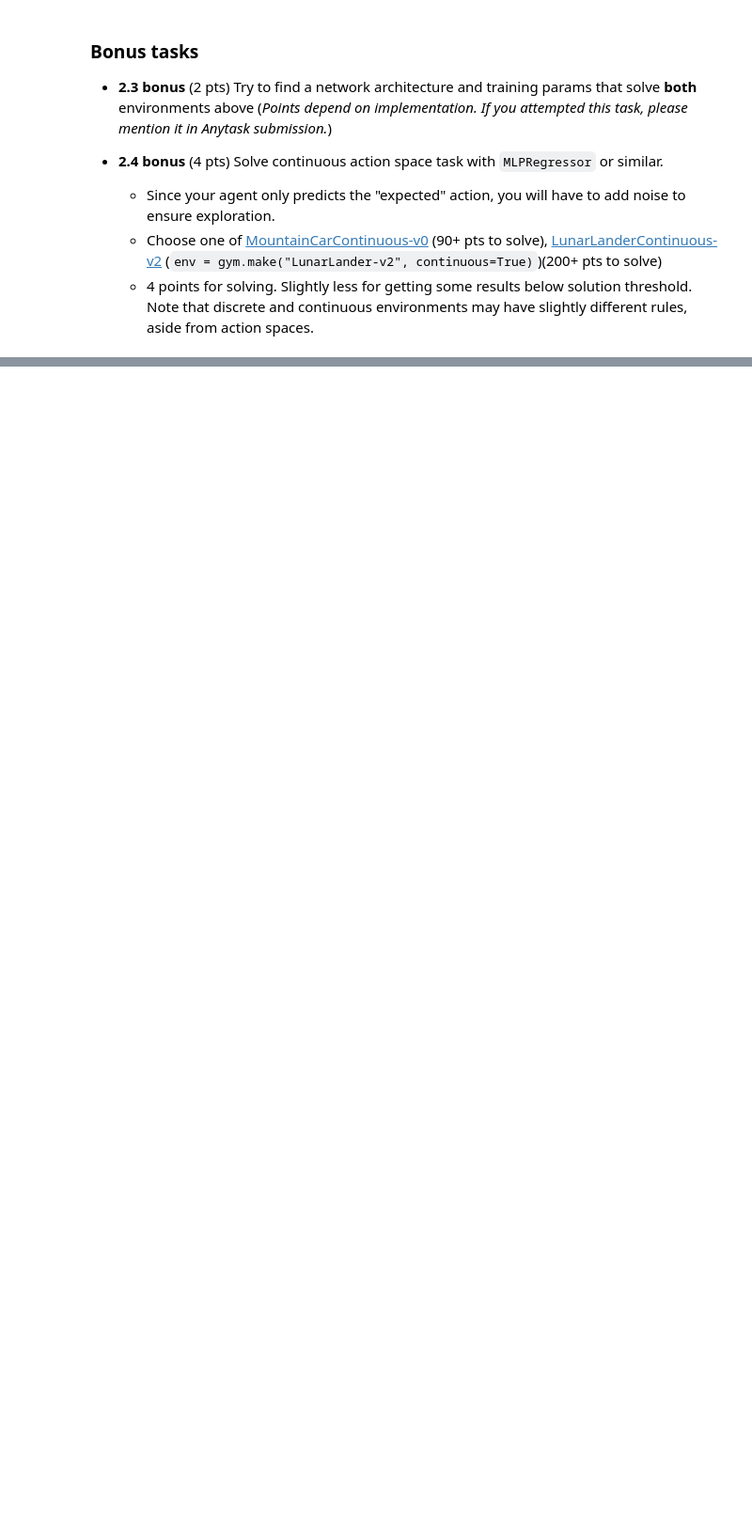
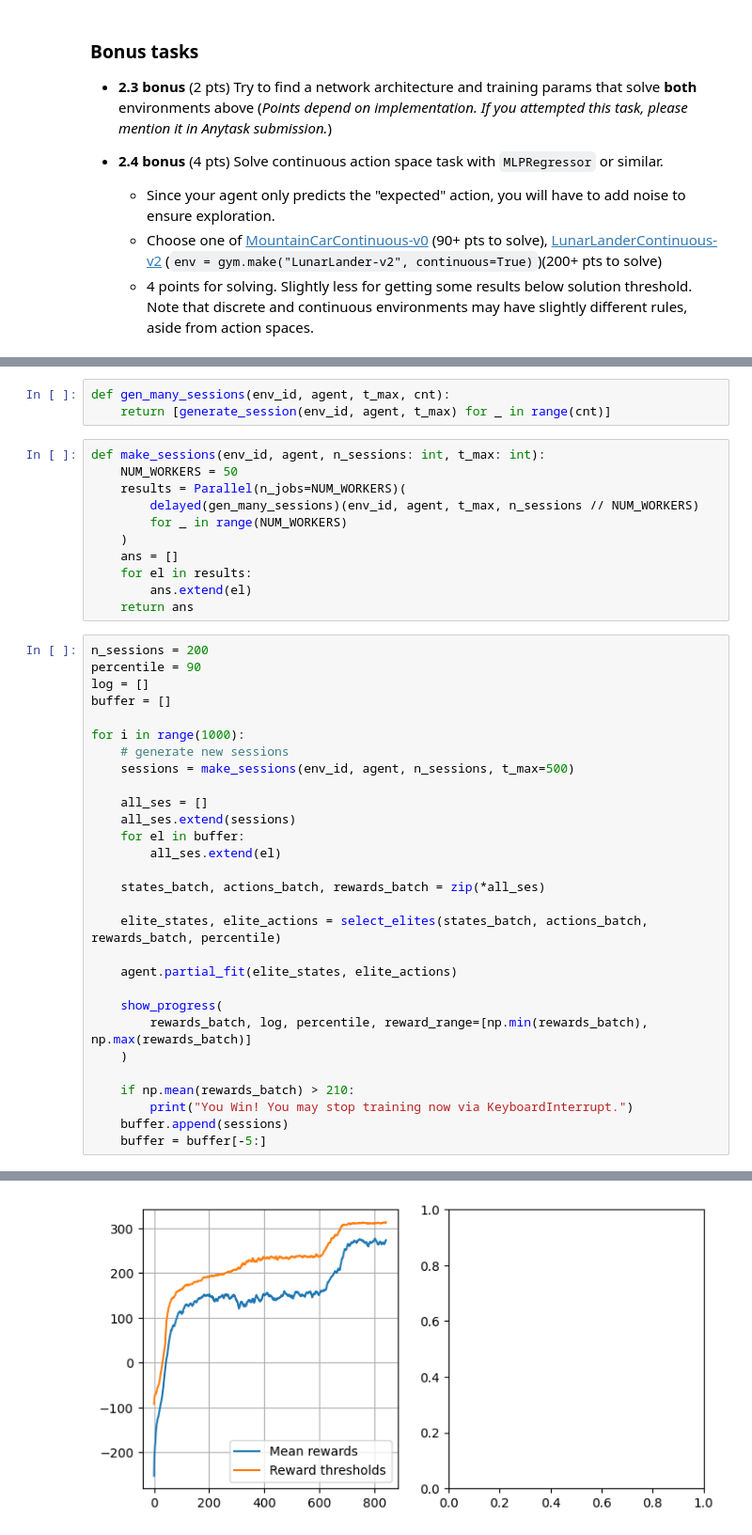
Before and after one commit to PsAndr/Practical_RL, a Jupyter notebook: week01_intro/deep_crossentropy_method.ipynb, the cells around one changed output, grey strips where cells are left out. Shown at 94% size. Cells and saved outputs as stored; diff of their text form; blank space fills up the shorter version.

```diff
--- a/week01_intro/deep_crossentropy_method.ipynb
+++ b/week01_intro/deep_crossentropy_method.ipynb
@@ -387,0 +560,44 @@ NameError: name 'gym' is not defined
+# %%
+def gen_many_sessions(env_id, agent, t_max, cnt):
+    return [generate_session(env_id, agent, t_max) for _ in range(cnt)]
+# %%
+def make_sessions(env_id, agent, n_sessions: int, t_max: int):
+    NUM_WORKERS = 50
+    results = Parallel(n_jobs=NUM_WORKERS)(
+        delayed(gen_many_sessions)(env_id, agent, t_max, n_sessions // NUM_WORKERS)
+        for _ in range(NUM_WORKERS)
+    )
+    ans = []
+    for el in results:
+        ans.extend(el)
+    return ans
+# %%
+n_sessions = 200
+percentile = 90
+log = []
+buffer = []
+
+for i in range(1000):
+    # generate new sessions
+    sessions = make_sessions(env_id, agent, n_sessions, t_max=500)
+
+    all_ses = []
+    all_ses.extend(sessions)
+    for el in buffer:
+        all_ses.extend(el)
+
+    states_batch, actions_batch, rewards_batch = zip(*all_ses)
+
+    elite_states, elite_actions = select_elites(states_batch, actions_batch, rewards_batch, percentile)
+
+    agent.partial_fit(elite_states, elite_actions)
+
+    show_progress(
+        rewards_batch, log, percentile, reward_range=[np.min(rewards_batch), np.max(rewards_batch)]
+    )
+
+    if np.mean(rewards_batch) > 210:
+        print("You Win! You may stop training now via KeyboardInterrupt.")
+    buffer.append(sessions)
+    buffer = buffer[-5:]
+# %% [output]
@@ -387,0 +606 @@ NameError: name 'gym' is not defined
+[figure, added]
```
Also changed, not shown: parts of 23 cells of this notebook, 1 other file.
